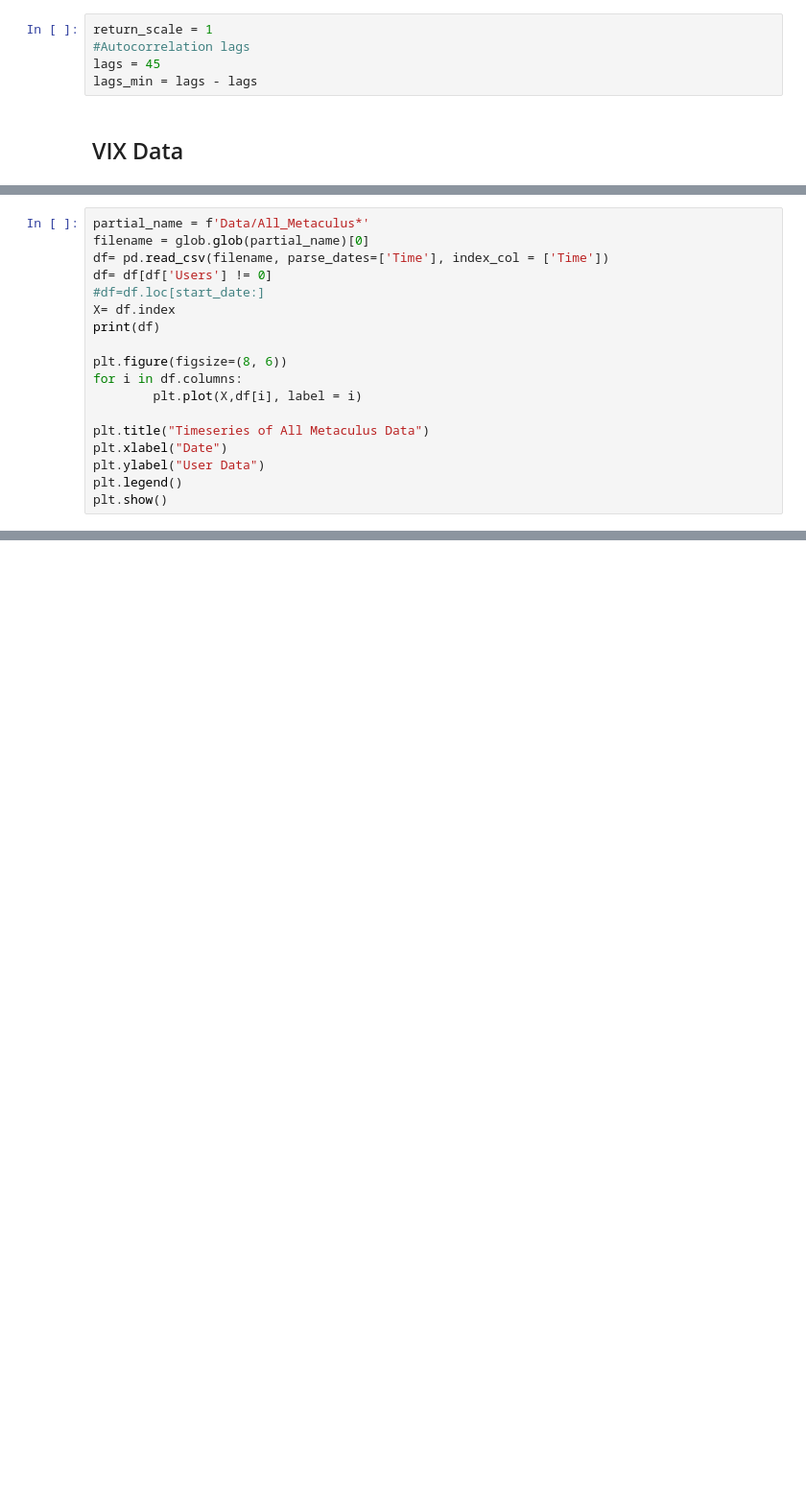
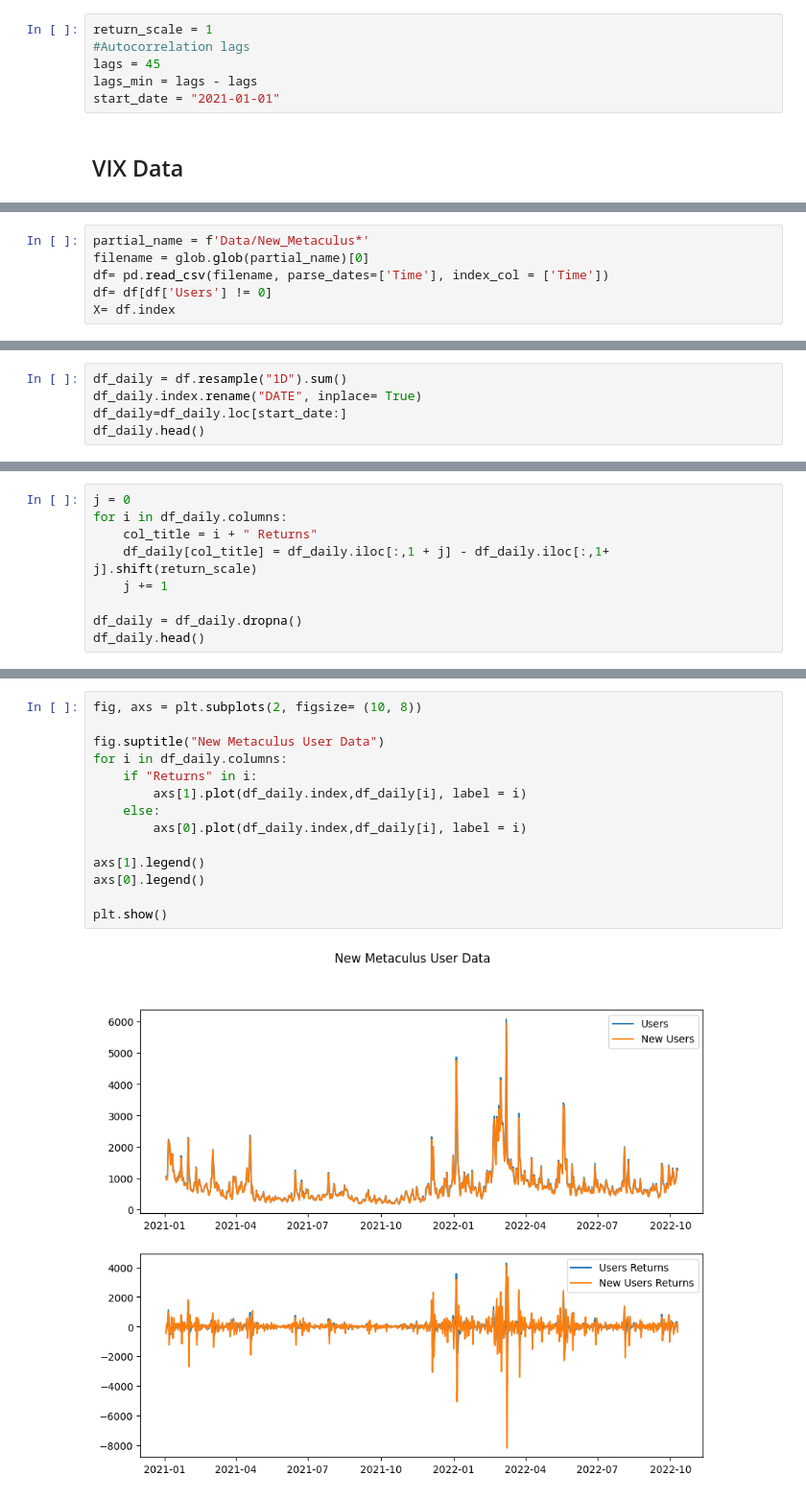
Before and after one commit to VJ-Varanasi/VIX-Metaculus, a Jupyter notebook: New_user_analysis.ipynb, the cells around one changed output, grey strips where cells are left out. Shown at 96% size. Saved outputs shown, nothing was run; the diff lists cells and outputs as text; blank space fills up the shorter version.

```diff
--- a/New_user_analysis.ipynb
+++ b/New_user_analysis.ipynb
@@ -18,5 +31,6 @@ return_scale = 1
 #Autocorrelation lags
 lags = 45
 lags_min = lags - lags
+start_date = "2021-01-01"
 # %% [markdown]
 ## VIX Data
@@ -52,18 +53,6 @@ NameError: name 'd1_name' is not defined
 # %%
-partial_name = f'Data/All_Metaculus*'
+partial_name = f'Data/New_Metaculus*'
 filename = glob.glob(partial_name)[0]
 df= pd.read_csv(filename, parse_dates=['Time'], index_col = ['Time'])
 df= df[df['Users'] != 0]
-#df=df.loc[start_date:]
 X= df.index
-print(df)
-
-plt.figure(figsize=(8, 6))
-for i in df.columns:
-        plt.plot(X,df[i], label = i)
-
-plt.title("Timeseries of All Metaculus Data")
-plt.xlabel("Date")
-plt.ylabel("User Data")
-plt.legend()
-plt.show()
@@ -91,0 +63,5 @@ plt.show()
+# %%
+df_daily = df.resample("1D").sum()
+df_daily.index.rename("DATE", inplace= True)
+df_daily=df_daily.loc[start_date:]
+df_daily.head()
@@ -91,0 +78,9 @@ plt.show()
+# %%
+j = 0
+for i in df_daily.columns:
+    col_title = i + " Returns"
+    df_daily[col_title] = df_daily.iloc[:,1 + j] - df_daily.iloc[:,1+ j].shift(return_scale)
+    j += 1
+
+df_daily = df_daily.dropna()
+df_daily.head()
@@ -91,0 +95,16 @@ plt.show()
+# %%
+fig, axs = plt.subplots(2, figsize= (10, 8))
+
+fig.suptitle("New Metaculus User Data")
+for i in df_daily.columns:
+    if "Returns" in i:
+        axs[1].plot(df_daily.index,df_daily[i], label = i)
+    else:
+        axs[0].plot(df_daily.index,df_daily[i], label = i)
+
+axs[1].legend()
+axs[0].legend()
+
+plt.show()
+# %% [output]
+[figure, added]
```
Also changed, not shown: parts of 29 cells of this notebook, 2 other files.
